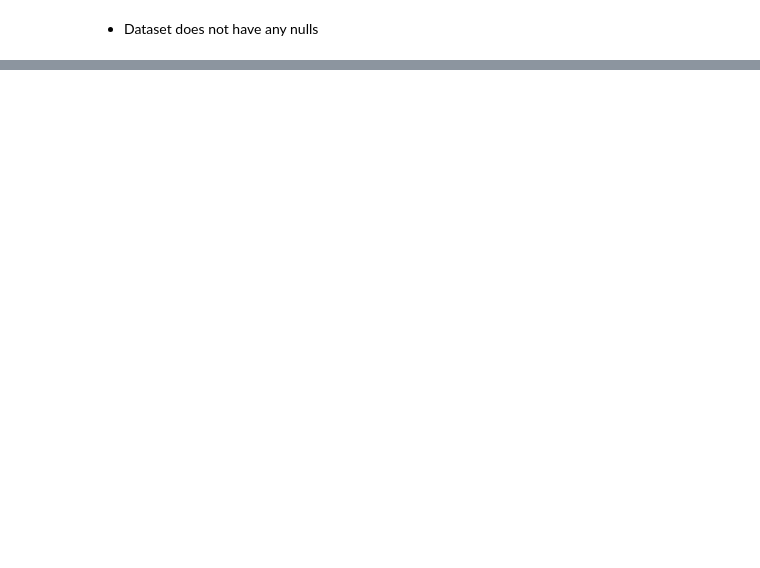
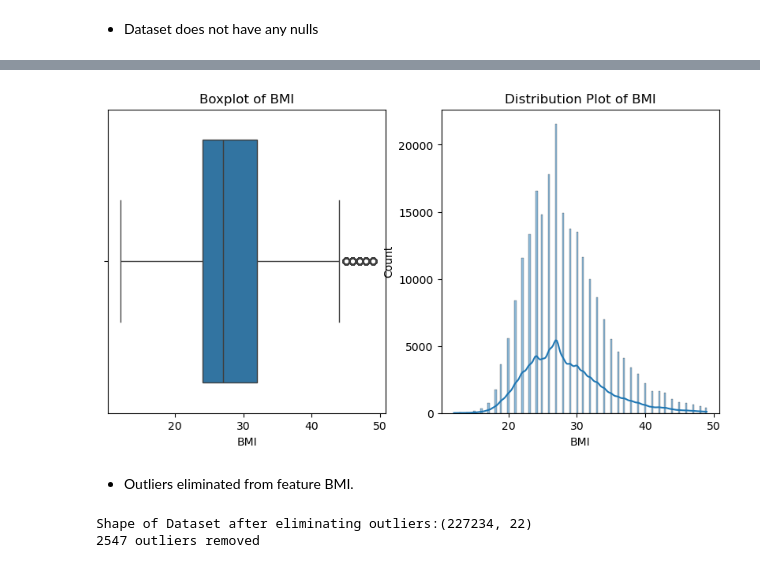
Before and after one commit to ajitmane36/Diabetes-Prediction-Deep-Learning-Model, a Jupyter notebook: diabetes-prediction-deep-learning-model.ipynb, the cells around one changed output, grey strips where cells are left out. Saved outputs shown, nothing was run; the diff lists cells and outputs as text; code cells hidden in the pictures; blank space fills up the shorter version.

```diff
--- a/diabetes-prediction-deep-learning-model.ipynb
+++ b/diabetes-prediction-deep-learning-model.ipynb
@@ -127,0 +272,45 @@ for i in df.columns:
+# %%
+## Remove outlers from feature 'BMI'
+from scipy import stats
+
+# Calculate z_score for BMI variable
+df['bmi_zscore']=stats.zscore(df['BMI'])
+
+# Covert z_score to absolute value
+df['bmi_zscore']=np.abs(df['bmi_zscore'])
+
+# threshould for outliser detection commanly 3
+threshould=3
+
+# Filter out outliers based on zscore of BMI
+df=df[df['bmi_zscore']<threshould]
+
+# Drop z_score column
+df=df.drop(columns='bmi_zscore')
+# %%
+# Create subplots for boxplot and distribution plot
+fig, ax = plt.subplots(1, 2, figsize=(10, 5))
+
+# Boxplot of BMI
+sns.boxplot(x=df['BMI'], ax=ax[0])
+ax[0].set_title("Boxplot of BMI")
+
+# Distribution plot of BMI
+sns.histplot(df['BMI'], kde=True, ax=ax[1])
+ax[1].set_title("Distribution Plot of BMI")
+
+plt.show()
+# %% [output]
+[figure, added]
+# %% [markdown]
+- Outliers eliminated from feature BMI.
+# %%
+# Check shape of dataset
+df_shape_after_dropoutlers=df.shape
+print(f'Shape of Dataset after eliminating outliers:{df_shape_after_dropoutlers}')
+# Count outlers
+num_of_outlers=df_shape_after_dropduplicated[0]-df_shape_after_dropoutlers[0]
+print(f"{num_of_outlers} outliers removed")
+# %% [output]
+Shape of Dataset after eliminating outliers:(227234, 22)
+2547 outliers removed
```
Also changed, not shown: parts of 14 cells of this notebook, 1 other file.
